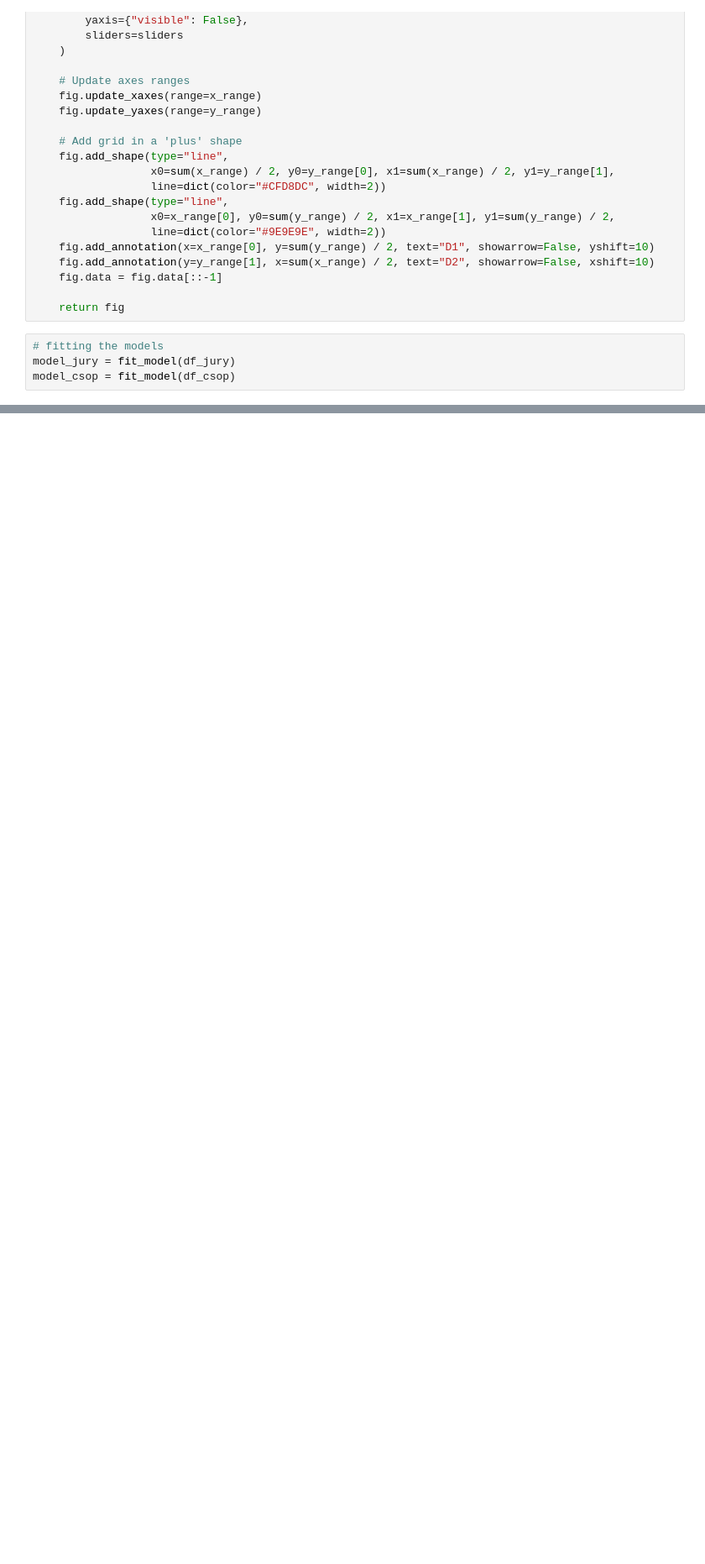
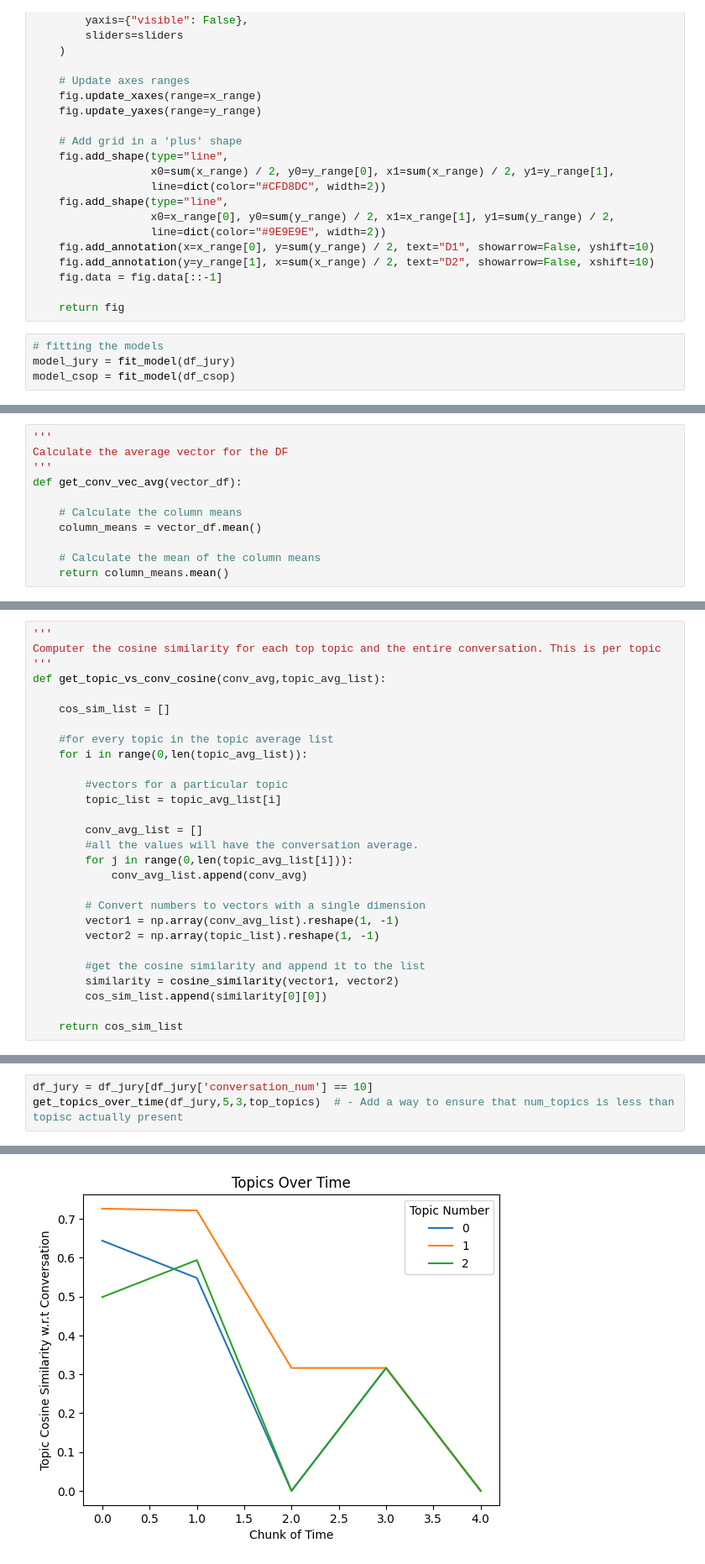
Before and after one commit to Watts-Lab/team-process-map, a Jupyter notebook: feature_engine/features/BERTopic.ipynb, the cells around one changed output, grey strips where cells are left out. Shown at 84% size. Cells and saved outputs as stored; diff of their text form; blank space fills up the shorter version.

```diff
--- a/feature_engine/features/BERTopic.ipynb
+++ b/feature_engine/features/BERTopic.ipynb
@@ -326,0 +280,11 @@ on
+# %%
+'''
+Calculate the average vector for the DF
+'''
+def get_conv_vec_avg(vector_df):
+
+    # Calculate the column means
+    column_means = vector_df.mean()
+
+    # Calculate the mean of the column means
+    return column_means.mean()
@@ -326,0 +327,28 @@ on
+# %%
+'''
+Computer the cosine similarity for each top topic and the entire conversation. This is per topic
+'''
+def get_topic_vs_conv_cosine(conv_avg,topic_avg_list):
+
+    cos_sim_list = []
+
+    #for every topic in the topic average list
+    for i in range(0,len(topic_avg_list)):
+
+        #vectors for a particular topic
+        topic_list = topic_avg_list[i]
+
+        conv_avg_list = []
+        #all the values will have the conversation average.
+        for j in range(0,len(topic_avg_list[i])):
+            conv_avg_list.append(conv_avg)
+
+        # Convert numbers to vectors with a single dimension
+        vector1 = np.array(conv_avg_list).reshape(1, -1)
+        vector2 = np.array(topic_list).reshape(1, -1)
+
+        #get the cosine similarity and append it to the list
+        similarity = cosine_similarity(vector1, vector2)
+        cos_sim_list.append(similarity[0][0])
+
+    return cos_sim_list
@@ -326,0 +442,4 @@ on
+# %%
+df_jury = df_jury[df_jury['conversation_num'] == 10]
+get_topics_over_time(df_jury,5,3,top_topics)  # - Add a way to ensure that num_topics is less than topisc actually present
+# %% [output]
@@ -326,0 +452 @@ on
+[figure, added]
```
Also changed, not shown: parts of 16 cells of this notebook.
